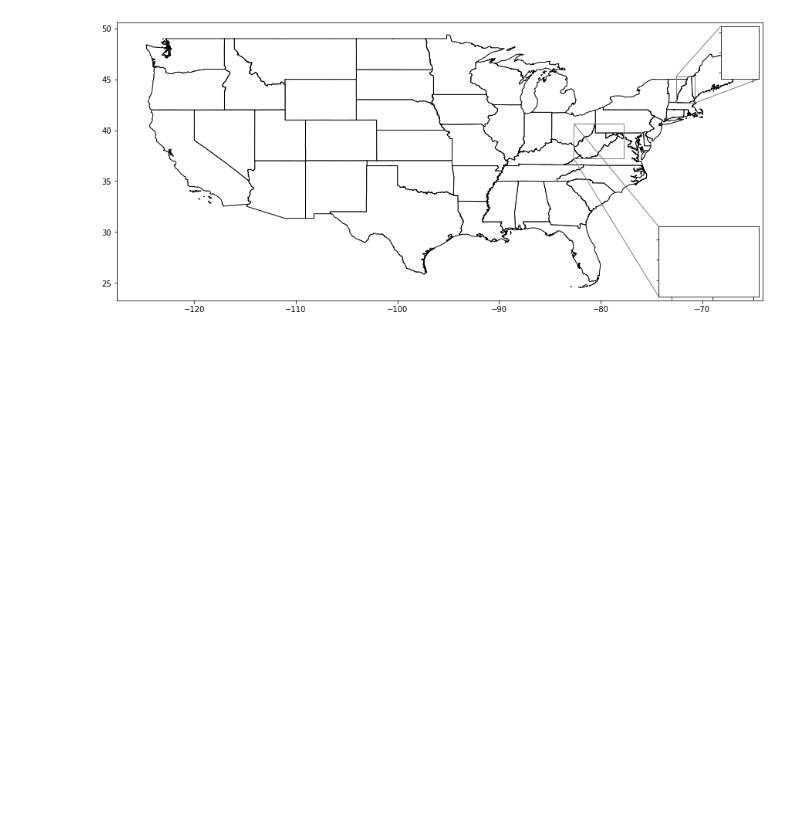
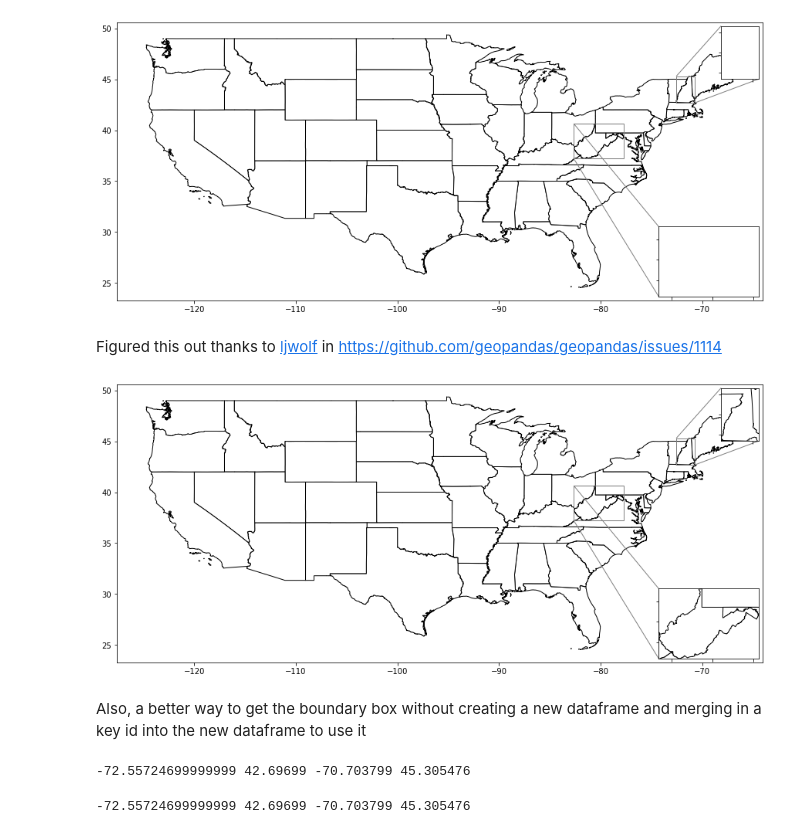
Before and after one commit to jeremysze/GIS_exploration, a Jupyter notebook: code/zoomed_inset_axes.ipynb, the cells around one changed output. Saved outputs shown, nothing was run; the diff lists cells and outputs as text; code cells hidden in the pictures; blank space fills up the shorter version.

Commit message:
figured solution

```diff
--- a/code/zoomed_inset_axes.ipynb
+++ b/code/zoomed_inset_axes.ipynb
@@ -131,3 +136,65 @@ plt.setp(axins2.get_yticklabels(), visible=False)
 plt.show()
 # %% [output]
 [figure]
+# %% [markdown]
+Figured this out thanks to [ljwolf](https://github.com/ljwolf) in https://github.com/geopandas/geopandas/issues/1114
+# %%
+f, ax = plt.subplots(figsize=(15, 20))
+
+# State layer
+states.loc[(states['STATEFP'] != "60") &
+           (states['STATEFP'] != "66") &
+           (states['STATEFP'] != "69") &
+           (states['STATEFP'] != "72") &
+           (states['STATEFP'] != "78") &
+           (states['STATEFP'] != "15") &
+           (states['STATEFP'] != "02")
+          ].plot(ax=ax, edgecolor='black', color = 'white')
+
+axins = zoomed_inset_axes(ax, 2, loc=1)
+axins2 = zoomed_inset_axes(ax, 2, loc=4)
+
+minx,miny,maxx,maxy =  statesbounds.loc['33']
+axins.set_xlim(minx, maxx)
+axins.set_ylim(miny, maxy)
+
+minx,miny,maxx,maxy =  statesbounds.loc['54']
+axins2.set_xlim(minx, maxx)
+axins2.set_ylim(miny, maxy)
+
+
+mark_inset(ax, axins, loc1=2, loc2=4, fc="none", ec="0.5")
+mark_inset(ax, axins2, loc1=2, loc2=3, fc="none", ec="0.5")
+
+# Plot zoom window
+states.loc[(states['STATEFP'] != "33")].plot(ax= axins, edgecolor='black', color='white' )
+states.loc[(states['STATEFP'] != "54")].plot(ax= axins2, edgecolor='black', color='white' )
+
+plt.setp(axins.get_xticklabels(), visible=False)
+plt.setp(axins.get_yticklabels(), visible=False)
+plt.setp(axins2.get_xticklabels(), visible=False)
+plt.setp(axins2.get_yticklabels(), visible=False)
+
+#ax.set_axis_off()
+plt.show()
+# %% [output]
+[figure, added]
+# %% [markdown]
+Also, a better way to get the boundary box without creating a new dataframe and merging in a key id into the new dataframe to use it
+# %%
+minx,miny,maxx,maxy =  states.query('STATEFP == "33"').total_bounds
+print(minx,miny,maxx,maxy)
+# %% [output]
+-72.55724699999999 42.69699 -70.703799 45.305476
+# %%
+# requires more initial steps
+statesbounds = states.bounds
+statesbounds = statesbounds.merge(states['STATEFP'],how = 'left',
+                      left_on = statesbounds.index,
+                      right_on = states.index)
+statesbounds = statesbounds.set_index('STATEFP')
+statesbounds.drop('key_0', axis = 1, inplace = True)
+minx,miny,maxx,maxy =  statesbounds.loc['33']
+print(minx,miny,maxx,maxy)
+# %% [output]
+-72.55724699999999 42.69699 -70.703799 45.305476
```
Also changed, not shown: parts of 4 cells of this notebook.
